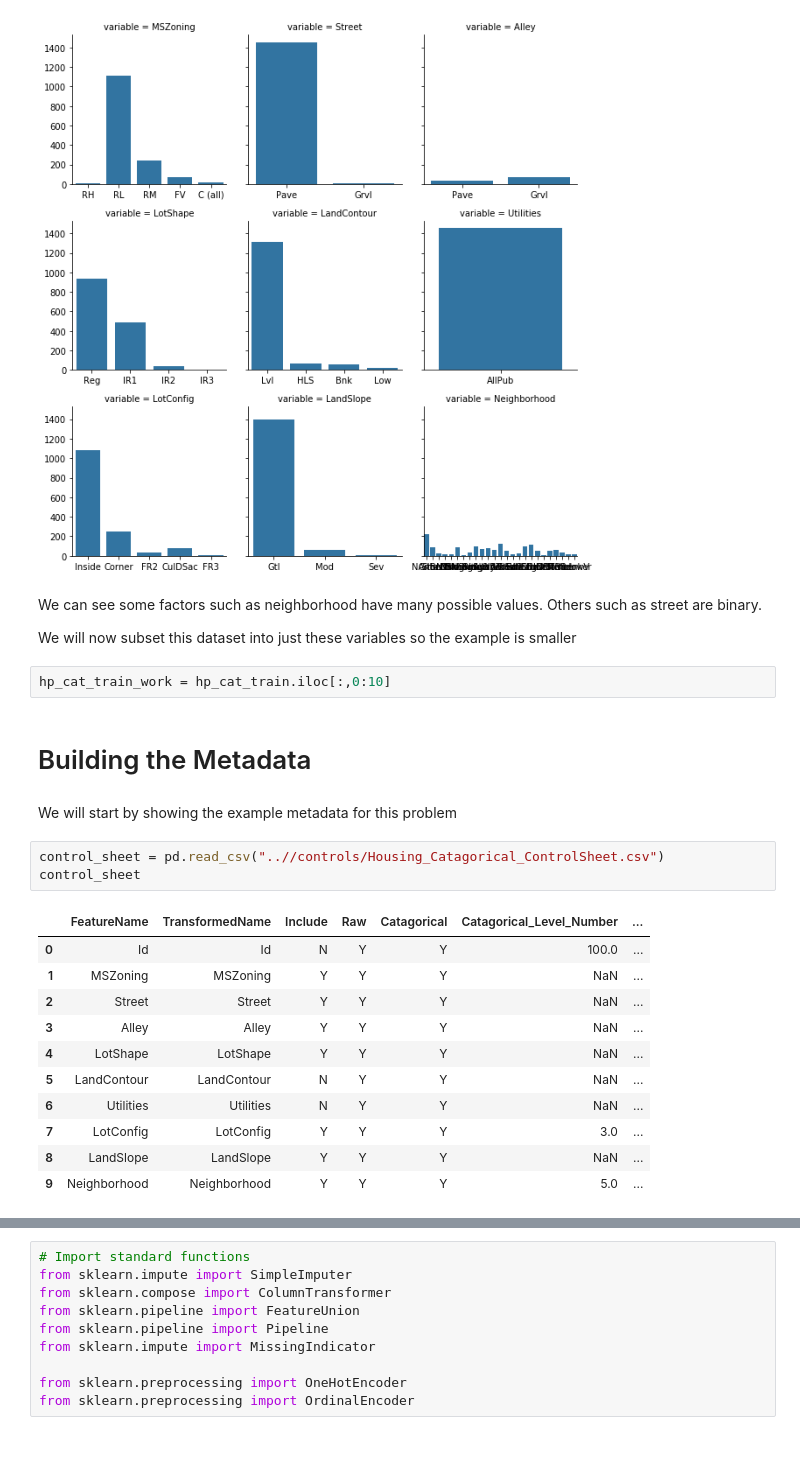
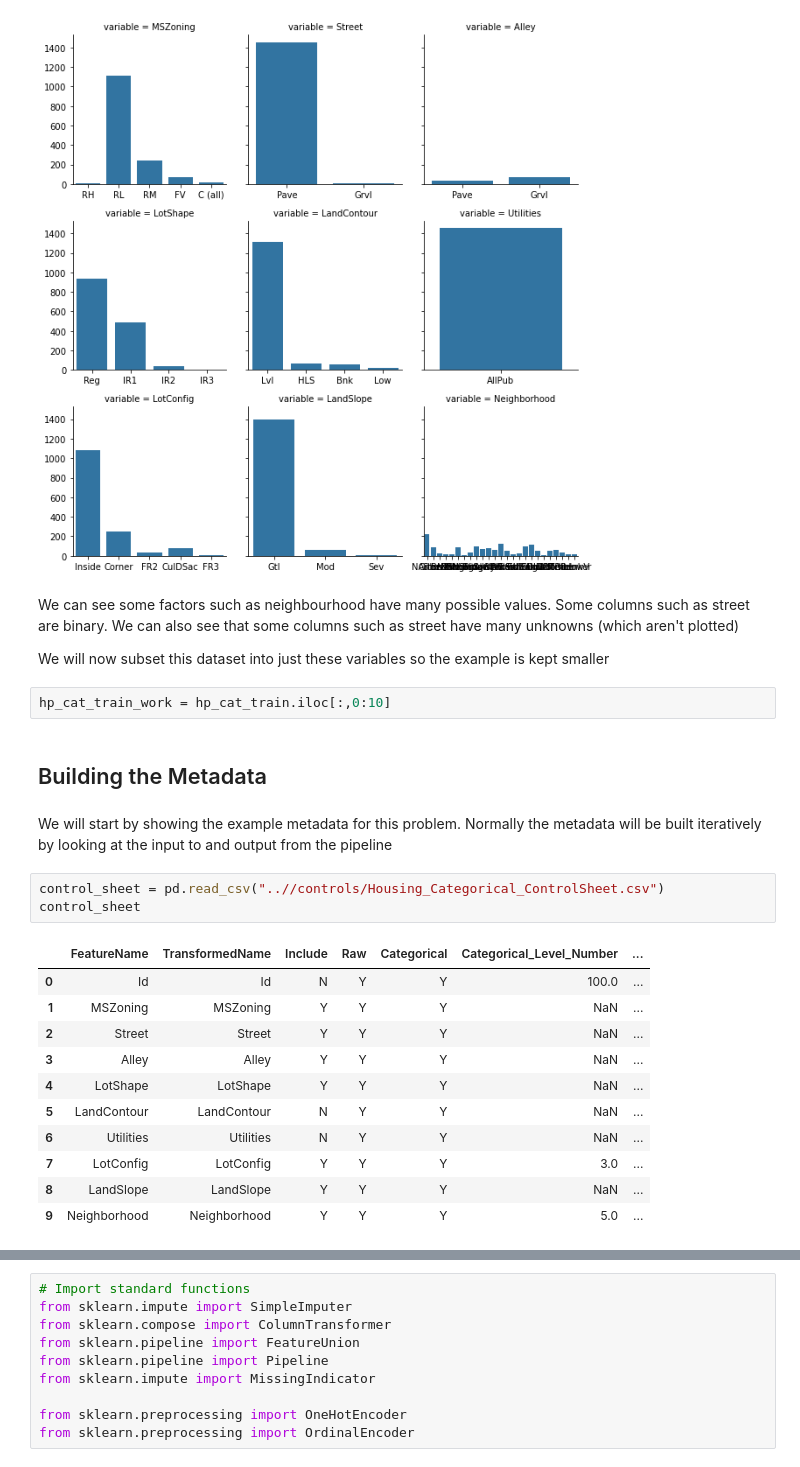
Before and after one commit to clementstross/PipelineConstruction, a Jupyter notebook: notebooks/Cat_Pipeline_Builder.ipynb, the cells around one changed output, grey strips where cells are left out. Saved outputs shown, nothing was run; the diff lists cells and outputs as text.

```diff
--- a/notebooks/Cat_Pipeline_Builder.ipynb
+++ b/notebooks/Cat_Pipeline_Builder.ipynb
@@ -55,20 +55,20 @@ grid.map_dataframe(sns.countplot, x="value")
 <seaborn.axisgrid.FacetGrid at 0x...>
 [figure]
 # %% [markdown]
-We can see some factors such as neighborhood have many possible values. Others such as street are binary.
+We can see some factors such as neighbourhood have many possible values. Some columns such as street are binary. We can also see that some columns such as street have many unknowns (which aren't plotted)
 
-We will now subset this dataset into just these variables so the example is smaller
+We will now subset this dataset into just these variables so the example is kept smaller
 # %%
 hp_cat_train_work = hp_cat_train.iloc[:,0:10]
 # %% [markdown]
-# Building the Metadata
+## Building the Metadata
 # %% [markdown]
-We will start by showing the example metadata for this problem
+We will start by showing the example metadata for this problem. Normally the metadata will be built iteratively by looking at the input to and output from the pipeline
 # %%
-control_sheet = pd.read_csv("..//controls/Housing_Catagorical_ControlSheet.csv")
+control_sheet = pd.read_csv("..//controls/Housing_Categorical_ControlSheet.csv")
 control_sheet
 # %% [output]
-|  | FeatureName | TransformedName | Include | Raw | Catagorical | Catagorical_Level_Number | ... |
+|  | FeatureName | TransformedName | Include | Raw | Categorical | Categorical_Level_Number | ... |
 | 0 | Id | Id | N | Y | Y | 100.0 | ... |
 | 1 | MSZoning | MSZoning | Y | Y | Y | NaN | ... |
 | 2 | Street | Street | Y | Y | Y | NaN | ... |
```
Also changed, not shown: parts of 32 cells of this notebook, 6 other files.
